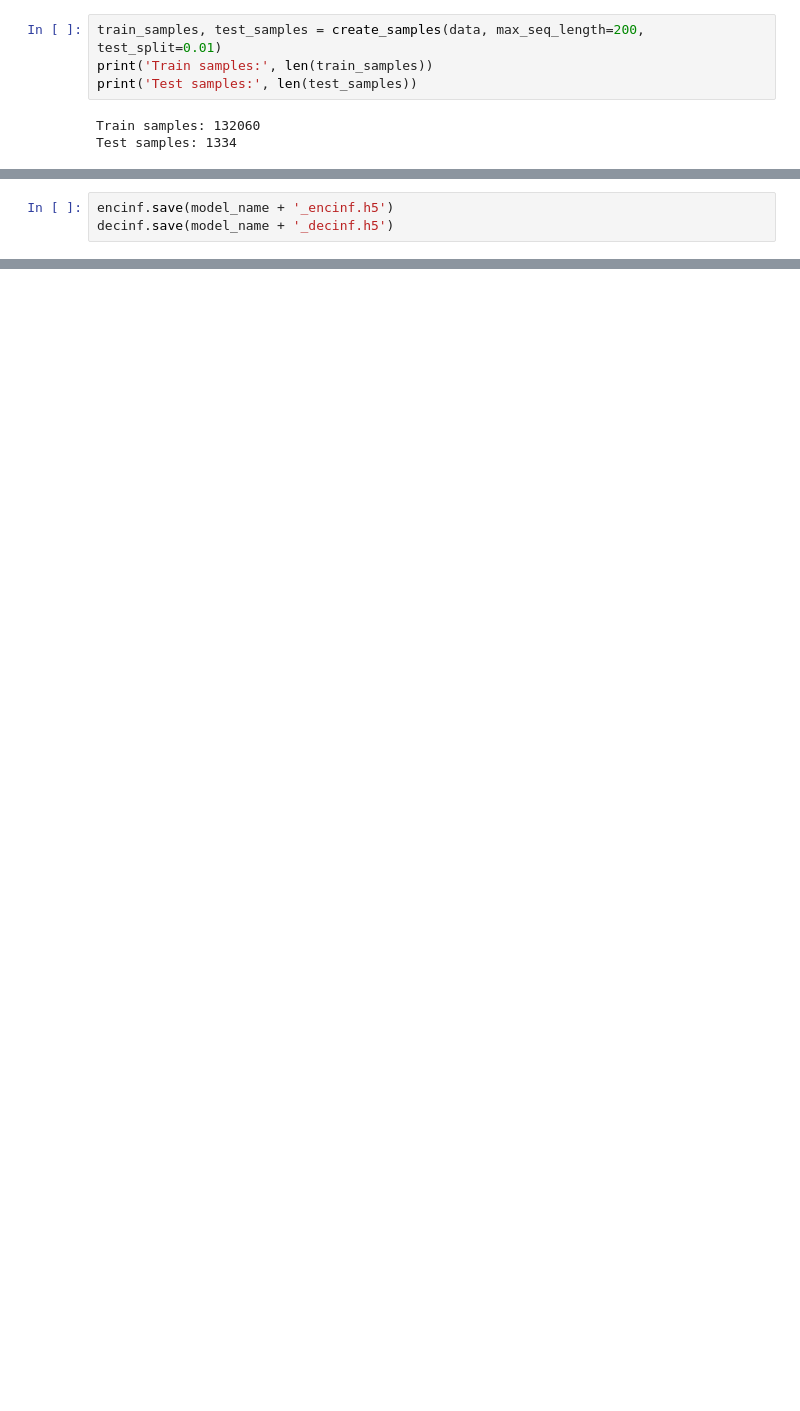
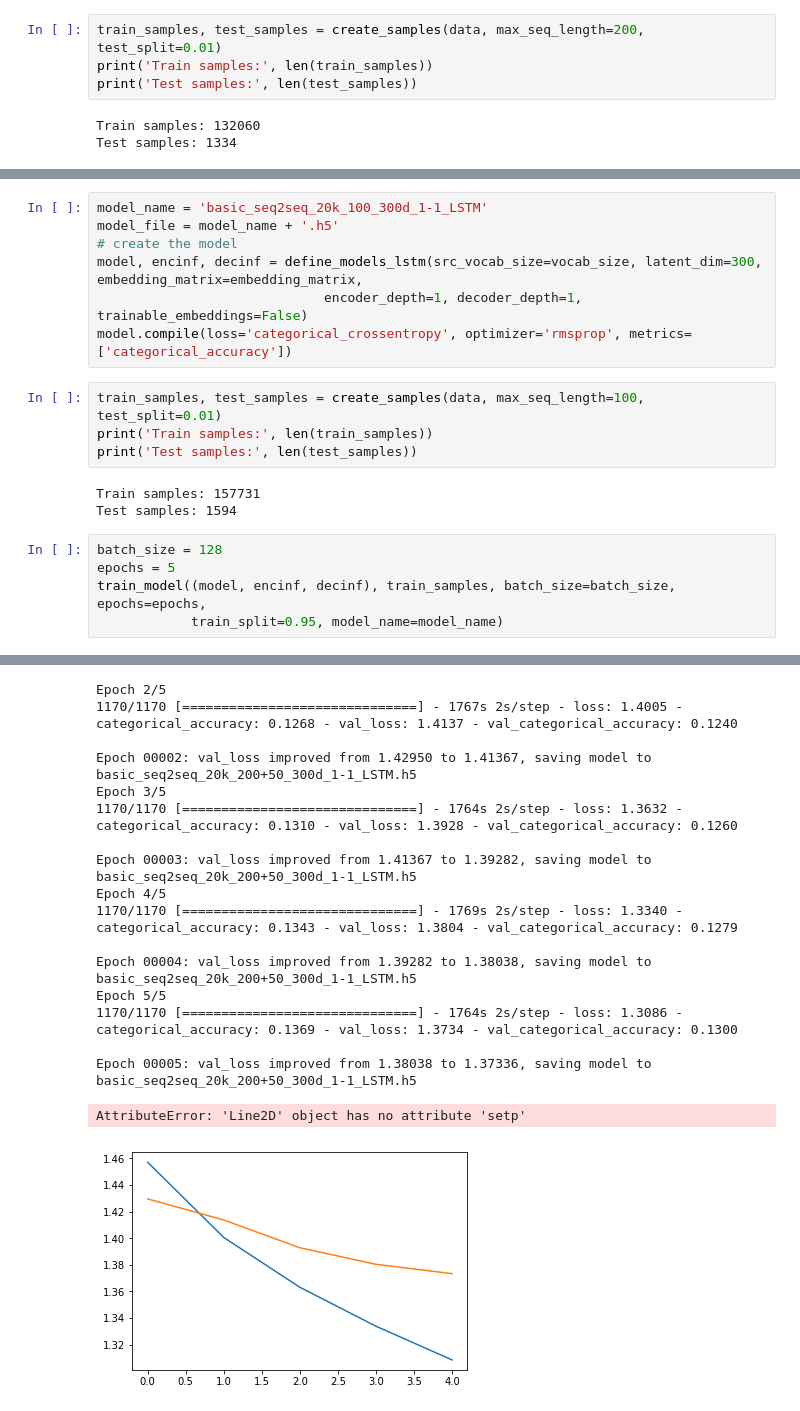
Before and after one commit to macco3k/deepstories, a Jupyter notebook: seq2seq-categorical.ipynb, the cells around one changed output, grey strips where cells are left out. Saved outputs shown, nothing was run; the diff lists cells and outputs as text; blank space fills up the shorter version.

```diff
--- a/seq2seq-categorical.ipynb
+++ b/seq2seq-categorical.ipynb
@@ -598,3 +554,20 @@ Epoch 3/5
-# %%
-encinf.save(model_name + '_encinf.h5')
-decinf.save(model_name + '_decinf.h5')
+# %%
+model_name = 'basic_seq2seq_20k_100_300d_1-1_LSTM'
+model_file = model_name + '.h5'
+# create the model
+model, encinf, decinf = define_models_lstm(src_vocab_size=vocab_size, latent_dim=300, embedding_matrix=embedding_matrix,
+                             encoder_depth=1, decoder_depth=1, trainable_embeddings=False)
+model.compile(loss='categorical_crossentropy', optimizer='rmsprop', metrics=['categorical_accuracy'])
+# %%
+train_samples, test_samples = create_samples(data, max_seq_length=100, test_split=0.01)
+print('Train samples:', len(train_samples))
+print('Test samples:', len(test_samples))
+# %% [output]
+Train samples: 157731
+Test samples: 1594
+# %%
+batch_size = 128
+epochs = 5
+train_model((model, encinf, decinf), train_samples, batch_size=batch_size, epochs=epochs,
+            train_split=0.95, model_name=model_name)
+# %% [output]
@@ -600,0 +578,18 @@ decinf.save(model_name + '_decinf.h5')
+Epoch 2/5
+1170/1170 [==============================] - 1767s 2s/step - loss: 1.4005 - categorical_accuracy: 0.1268 - val_loss: 1.4137 - val_categorical_accuracy: 0.1240
+
+Epoch 00002: val_loss improved from 1.42950 to 1.41367, saving model to basic_seq2seq_20k_200+50_300d_1-1_LSTM.h5
+Epoch 3/5
+1170/1170 [==============================] - 1764s 2s/step - loss: 1.3632 - categorical_accuracy: 0.1310 - val_loss: 1.3928 - val_categorical_accuracy: 0.1260
+
+Epoch 00003: val_loss improved from 1.41367 to 1.39282, saving model to basic_seq2seq_20k_200+50_300d_1-1_LSTM.h5
+Epoch 4/5
+1170/1170 [==============================] - 1769s 2s/step - loss: 1.3340 - categorical_accuracy: 0.1343 - val_loss: 1.3804 - val_categorical_accuracy: 0.1279
+
+Epoch 00004: val_loss improved from 1.39282 to 1.38038, saving model to basic_seq2seq_20k_200+50_300d_1-1_LSTM.h5
+Epoch 5/5
+1170/1170 [==============================] - 1764s 2s/step - loss: 1.3086 - categorical_accuracy: 0.1369 - val_loss: 1.3734 - val_categorical_accuracy: 0.1300
+
+Epoch 00005: val_loss improved from 1.38038 to 1.37336, saving model to basic_seq2seq_20k_200+50_300d_1-1_LSTM.h5
+AttributeError: 'Line2D' object has no attribute 'setp'
+[figure, added]
```
Also changed, not shown: parts of 25 cells of this notebook.
